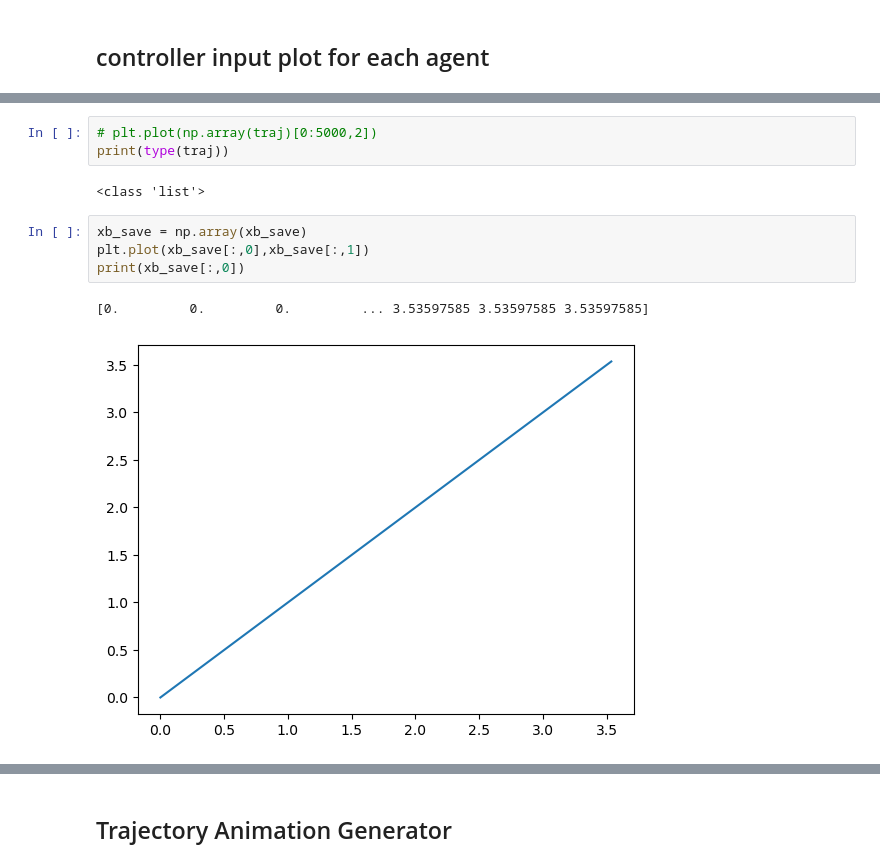
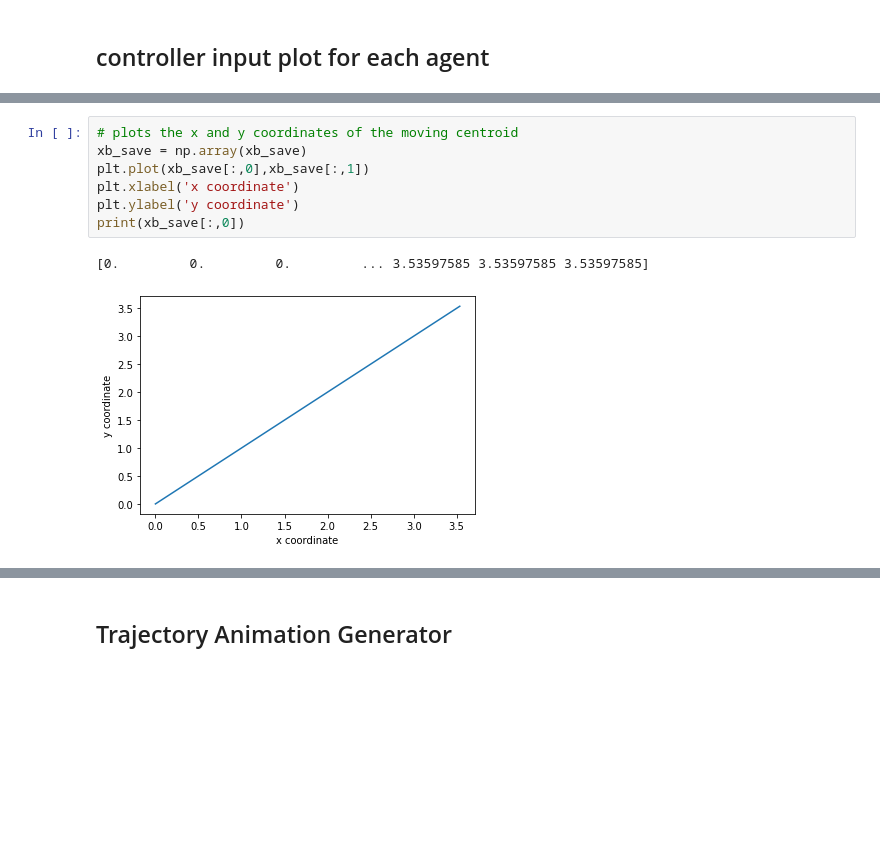
Before and after one commit to kiredoo/crazyflie-basics, a Jupyter notebook: isaac_ws/cyclic.ipynb, the cells around one changed output, grey strips where cells are left out. Saved outputs shown, nothing was run; the diff lists cells and outputs as text; blank space fills up the shorter version.

```diff
--- a/isaac_ws/cyclic.ipynb
+++ b/isaac_ws/cyclic.ipynb
@@ -546,15 +538,13 @@ for i in range(n):
-# %%
-# plt.plot(np.array(traj)[0:5000,2])
-print(type(traj))
-# %% [output]
-<class 'list'>
 # %%
+# plots the x and y coordinates of the moving centroid
 xb_save = np.array(xb_save)
 plt.plot(xb_save[:,0],xb_save[:,1])
+plt.xlabel('x coordinate')
+plt.ylabel('y coordinate')
 print(xb_save[:,0])
 # %% [output]
 [0.         0.         0.         ... 3.53597585 3.53597585 3.53597585]
-[figure, old version]
+[figure, new version]
 # %%
 def distance(a, b):
     return np.sqrt((a[0] - b[0])**2 + (a[1] - b[1])**2)
```
Also changed, not shown: parts of 16 cells of this notebook, 1 other file.
